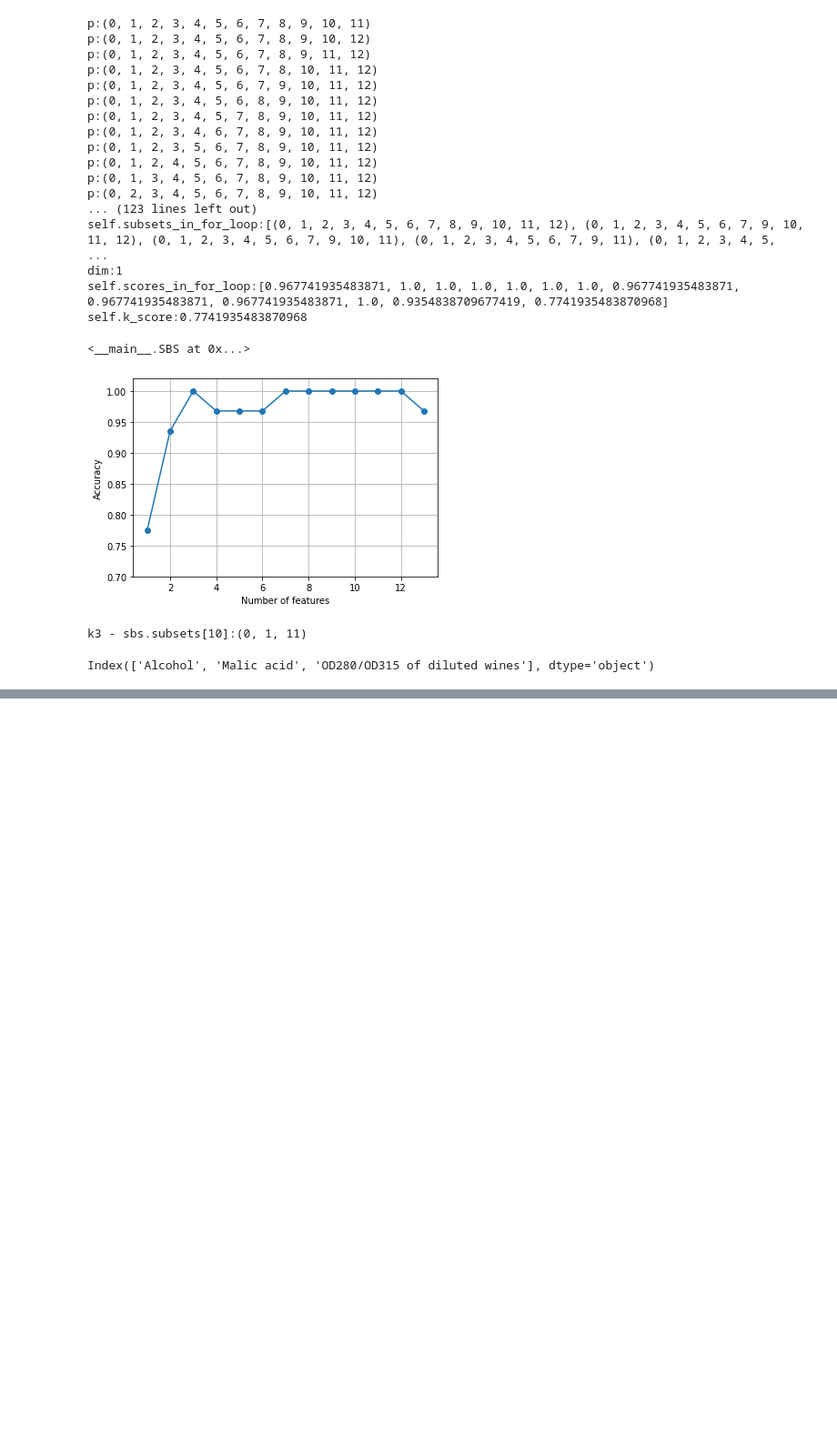
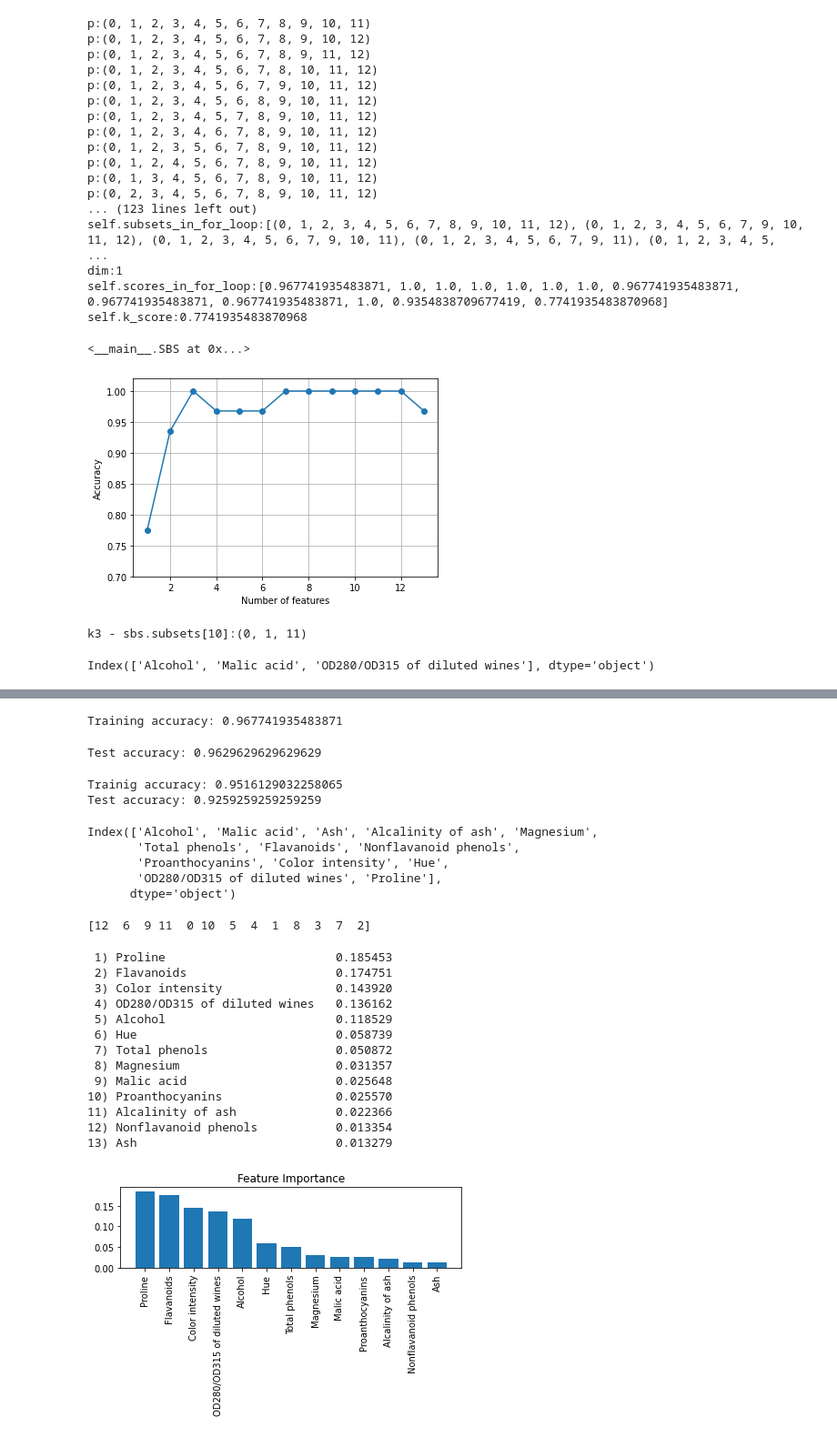
Before and after one commit to hirochan565G/PML_code, a Jupyter notebook: PML4_118.ipynb, the cells around one changed output, grey strips where cells are left out. Shown at 91% size. Saved outputs shown, nothing was run; the diff lists cells and outputs as text; code cells hidden in the pictures; blank space fills up the shorter version.

```diff
--- a/PML4_118.ipynb
+++ b/PML4_118.ipynb
@@ -331,0 +340,16 @@ Index(['Alcohol', 'Malic acid', 'OD280/OD315 of diluted wines'], dtype='object')
+# %%
+knn.fit(X_train_std, y_train)
+print('Training accuracy:', knn.score(X_train_std, y_train))
+# %% [output]
+Training accuracy: 0.967741935483871
+# %%
+print('Test accuracy:', knn.score(X_test_std, y_test))
+# %% [output]
+Test accuracy: 0.9629629629629629
+# %%
+knn.fit(X_train_std[:, k3], y_train)
+print('Trainig accuracy:', knn.score(X_train_std[:, k3], y_train))
+print('Test accuracy:', knn.score(X_test_std[:, k3], y_test))
+# %% [output]
+Trainig accuracy: 0.9516129032258065
+Test accuracy: 0.9259259259259259
@@ -331,0 +358,48 @@ Index(['Alcohol', 'Malic acid', 'OD280/OD315 of diluted wines'], dtype='object')
+# %%
+feat_labels = df_wine.columns[1:]
+display(feat_labels)
+# %% [output]
+Index(['Alcohol', 'Malic acid', 'Ash', 'Alcalinity of ash', 'Magnesium',
+       'Total phenols', 'Flavanoids', 'Nonflavanoid phenols',
+       'Proanthocyanins', 'Color intensity', 'Hue',
+       'OD280/OD315 of diluted wines', 'Proline'],
+      dtype='object')
+# %%
+forest = RandomForestClassifier(n_estimators=500,
+                               random_state=1)
+forest.fit(X_train, y_train)
+importances = forest.feature_importances_
+indices = np.argsort(importances)[::-1]
+print(indices)
+# %% [output]
+[12  6  9 11  0 10  5  4  1  8  3  7  2]
+# %%
+for f in range(X_train.shape[1]):
+    print(("%2d) % -*s %f" % (f + 1, 30,
+                             feat_labels[indices[f]],
+                             importances[indices[f]])))
+plt.title('Feature Importance')
+plt.bar(range(X_train.shape[1]),
+       importances[indices],
+       align='center')
+
+plt.xticks(range(X_train.shape[1]),
+          feat_labels[indices], rotation=90)
+plt.xlim([-1, X_train.shape[1]])
+plt.tight_layout()
+plt.show();
+# %% [output]
+ 1) Proline                        0.185453
+ 2) Flavanoids                     0.174751
+ 3) Color intensity                0.143920
+ 4) OD280/OD315 of diluted wines   0.136162
+ 5) Alcohol                        0.118529
+ 6) Hue                            0.058739
+ 7) Total phenols                  0.050872
+ 8) Magnesium                      0.031357
+ 9) Malic acid                     0.025648
+10) Proanthocyanins                0.025570
+11) Alcalinity of ash              0.022366
+12) Nonflavanoid phenols           0.013354
+13) Ash                            0.013279
+[figure, added]
```
Also changed, not shown: parts of 5 cells of this notebook.
